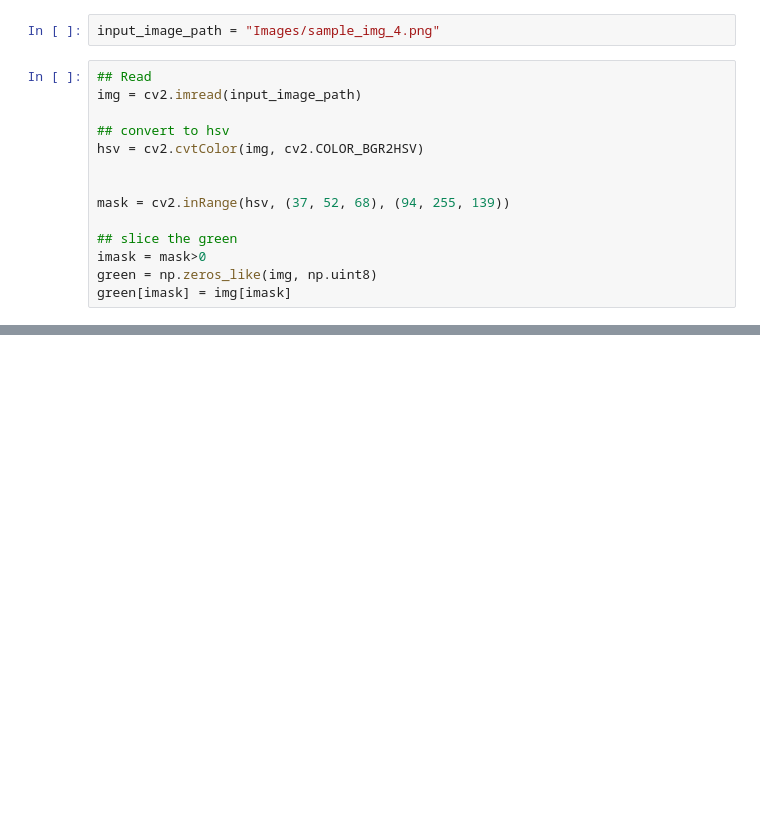
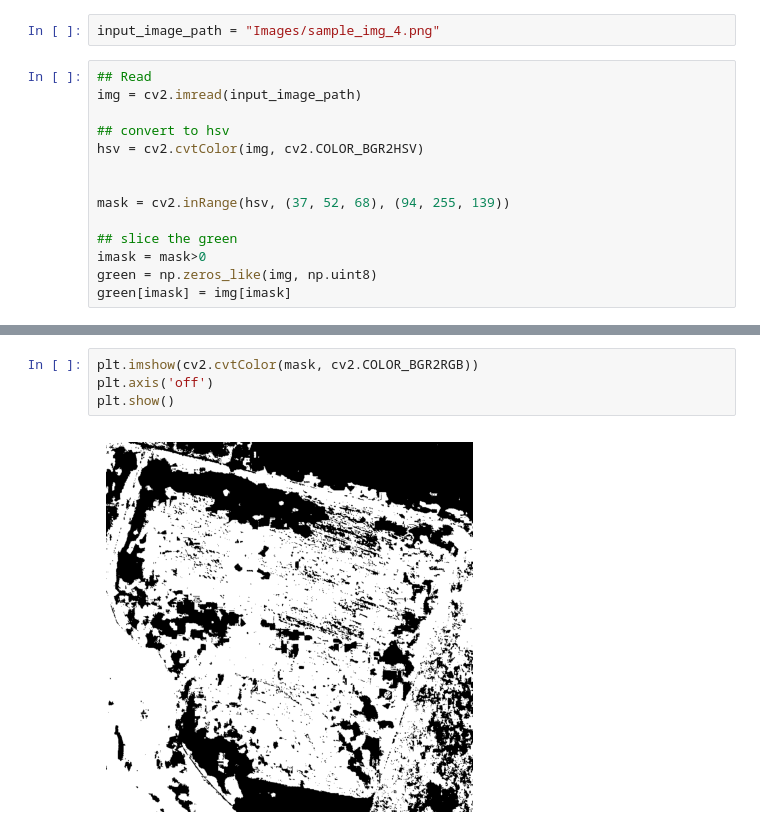
Before and after one commit to fmurphy97/Analyse-Agriculture-Satellite-Image, a Jupyter notebook: filter_image.ipynb, the cells around one changed output, grey strips where cells are left out. Cells and saved outputs as stored; diff of their text form; blank space fills up the shorter version.

```diff
--- a/filter_image.ipynb
+++ b/filter_image.ipynb
@@ -20,0 +29,6 @@ green[imask] = img[imask]
+# %%
+plt.imshow(cv2.cvtColor(mask, cv2.COLOR_BGR2RGB))
+plt.axis('off')
+plt.show()
+# %% [output]
+[figure, added]
```
Also changed, not shown: parts of 7 cells of this notebook, 6 other files.
